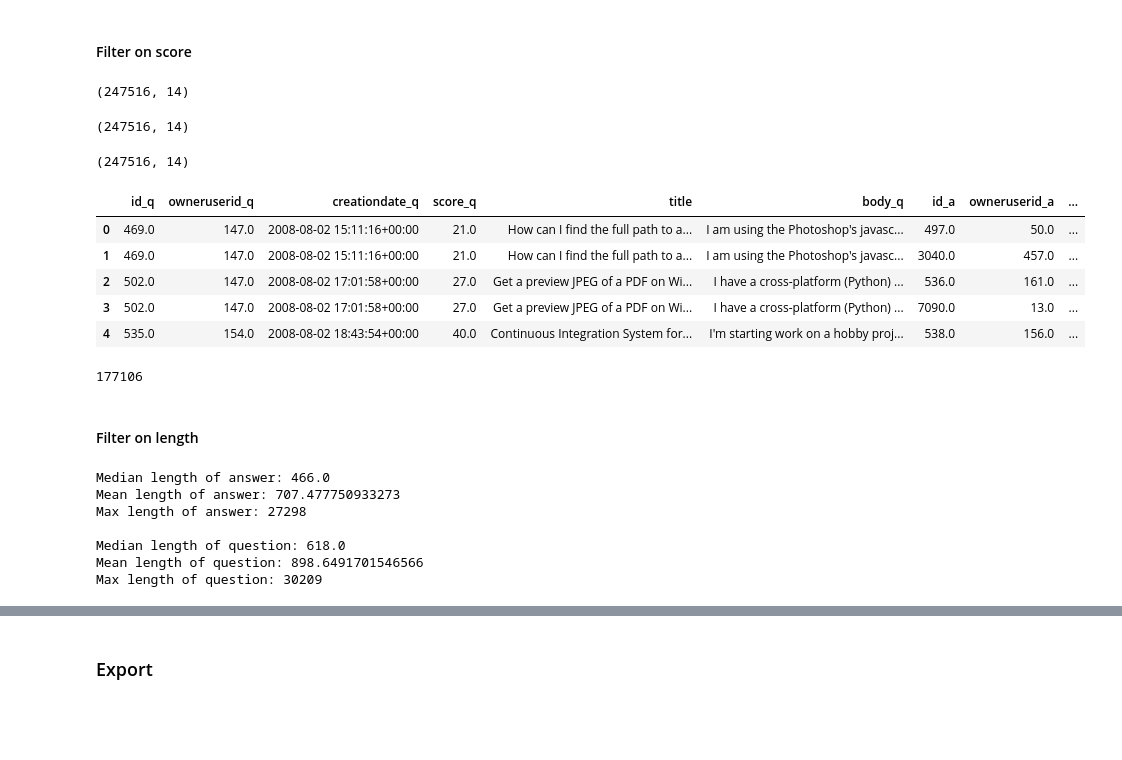
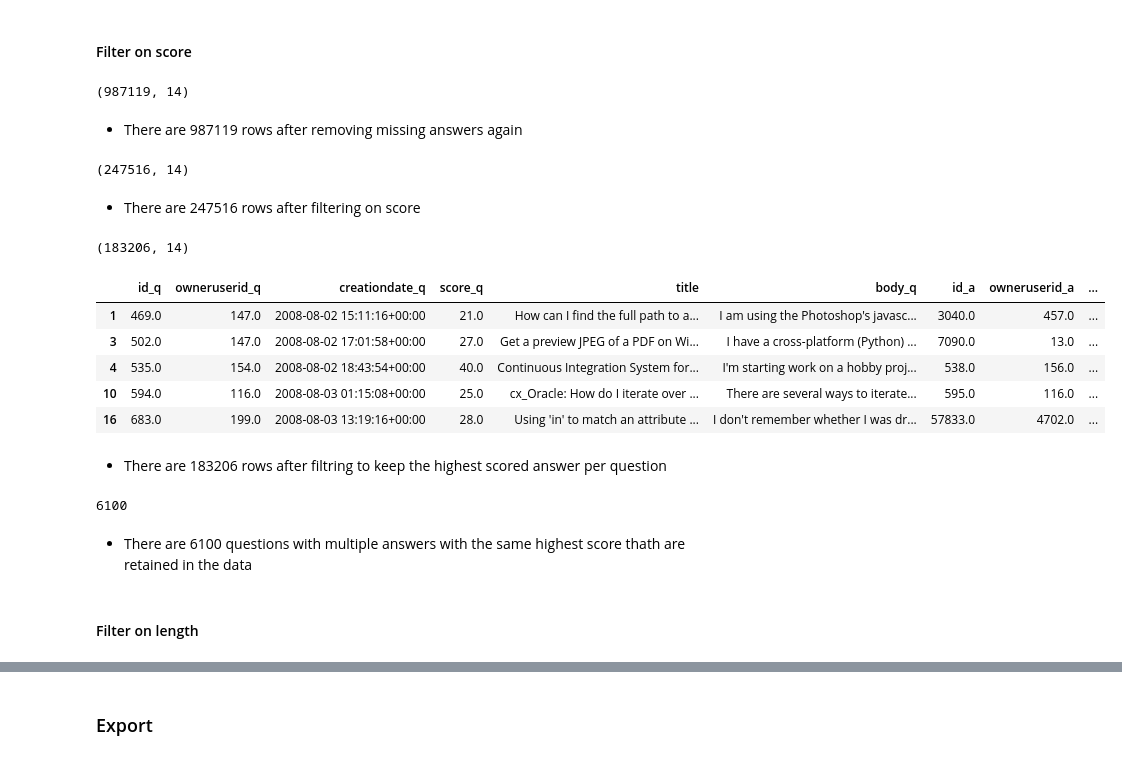
Before and after one commit to laceymalarky/externship-dataspark, a Jupyter notebook: notebooks/externship_eda.ipynb, the cells around one changed output, grey strips where cells are left out. Drawn from its saved outputs; the diff is of its cells as text; code cells hidden in the pictures; blank space fills up the shorter version.

```diff
--- a/notebooks/externship_eda.ipynb
+++ b/notebooks/externship_eda.ipynb
@@ -419 +441,13 @@ df_clean = pd.read_csv('/content/drive/MyDrive/TripleTen/Externship_Dataspark/Da
+# %%
+df_clean = pd.read_csv('/Users/laceymalarky/git_projects/TripleTen_projects/TripleTen_projects/externship-dataspeak/data/python_q_a_clean.csv')
+# %%
+# Remove newline characters, code arrows
+#df_clean.body_q = df_clean.body_q.replace(r'\n',' ', regex=True)
+#df_clean.body_a = df_clean.body_a.replace(r'\n',' ', regex=True)
+
+df_clean.body_q = df_clean.body_q.replace(r'>>>>',' ', regex=True)
+df_clean.body_a = df_clean.body_a.replace(r'>>>>',' ', regex=True)
+
+df_clean.body_q = df_clean.body_q.replace(r'>>>',' ', regex=True)
+df_clean.body_a = df_clean.body_a.replace(r'>>>',' ', regex=True)
 # %%
@@ -440,47 +475,38 @@ dtype: int64
 # %%
 df_clean.shape
 # %% [output]
-(247516, 14)
+(987119, 14)
+# %% [markdown]
+- There are 987119 rows after removing missing answers again
 # %%
 # Remove any answers with a score less than 3
 df_clean = df_clean[df_clean.score_a >= 3].reset_index(drop=True)
 df_clean.shape
 # %% [output]
 (247516, 14)
+# %% [markdown]
+- There are 247516 rows after filtering on score
 # %%
 # Filter data to contain only one answer per question, the answer with the highest score
-idx = df_clean.groupby('id_q')['score_a'].transform(max) == df_clean['score_a']
+idx = df_clean.groupby('id_q')['score_a'].transform('max') == df_clean['score_a']
 df2 = df_clean[idx]
-print(df_clean.shape)
-df_clean.head()
+print(df2.shape)
+df2.head()
 # %% [output]
-(247516, 14)
+(183206, 14)
 |  | id_q | owneruserid_q | creationdate_q | score_q | title | body_q | id_a | owneruserid_a | ... |
-| 0 | 469.0 | 147.0 | 2008-08-02 15:11:16+00:00 | 21.0 | How can I find the full path to a... | I am using the Photoshop's javasc... | 497.0 | 50.0 | ... |
 | 1 | 469.0 | 147.0 | 2008-08-02 15:11:16+00:00 | 21.0 | How can I find the full path to a... | I am using the Photoshop's javasc... | 3040.0 | 457.0 | ... |
-| 2 | 502.0 | 147.0 | 2008-08-02 17:01:58+00:00 | 27.0 | Get a preview JPEG of a PDF on Wi... | I have a cross-platform (Python) ... | 536.0 | 161.0 | ... |
 | 3 | 502.0 | 147.0 | 2008-08-02 17:01:58+00:00 | 27.0 | Get a preview JPEG of a PDF on Wi... | I have a cross-platform (Python) ... | 7090.0 | 13.0 | ... |
 | 4 | 535.0 | 154.0 | 2008-08-02 18:43:54+00:00 | 40.0 | Continuous Integration System for... | I'm starting work on a hobby proj... | 538.0 | 156.0 | ... |
+| 10 | 594.0 | 116.0 | 2008-08-03 01:15:08+00:00 | 25.0 | cx_Oracle: How do I iterate over ... | There are several ways to iterate... | 595.0 | 116.0 | ... |
+| 16 | 683.0 | 199.0 | 2008-08-03 13:19:16+00:00 | 28.0 | Using 'in' to match an attribute ... | I don't remember whether I was dr... | 57833.0 | 4702.0 | ... |
+# %% [markdown]
+- There are 183206 rows after filtring to keep the highest scored answer per question
 # %%
-df2.id_q.nunique()
+df2.id_q.count() - df2.id_q.nunique()
 # %% [output]
-177106
+6100
+# %% [markdown]
+- There are 6100 questions with multiple answers with the same highest score thath are retained in the data
 # %% [markdown]
 #### Filter on length
-# %%
-print(f'Median length of answer: {df_clean.body_a.str.len().median()}')
-print(f'Mean length of answer: {df_clean.body_a.str.len().mean()}')
-print(f'Max length of answer: {df_clean.body_a.str.len().max()}')
-
-print()
-print(f'Median length of question: {df_clean.body_q.str.len().median()}')
-print(f'Mean length of question: {df_clean.body_q.str.len().mean()}')
-print(f'Max length of question: {df_clean.body_q.str.len().max()}')
-# %% [output]
-Median length of answer: 466.0
-Mean length of answer: 707.477750933273
-Max length of answer: 27298
-
-Median length of question: 618.0
-Mean length of question: 898.6491701546566
-Max length of question: 30209
```
Also changed, not shown: parts of 74 cells of this notebook.
